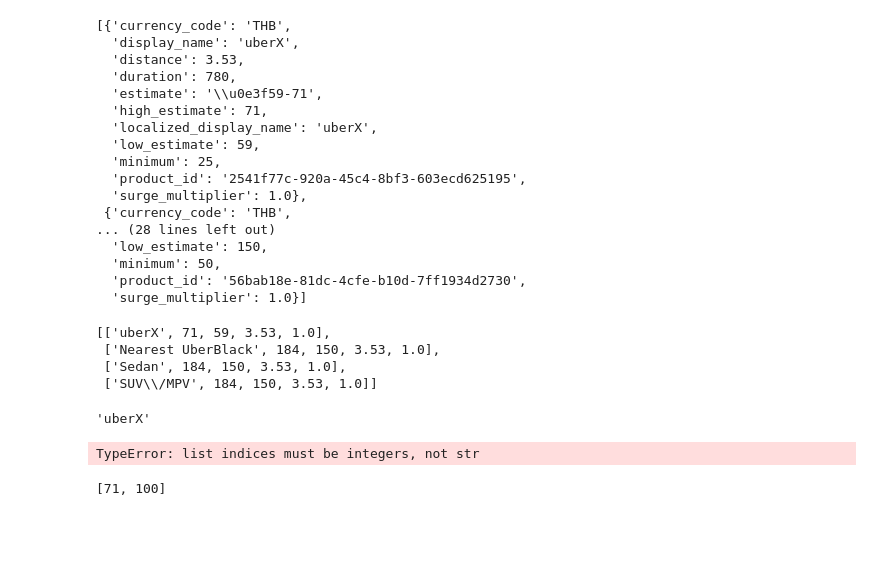
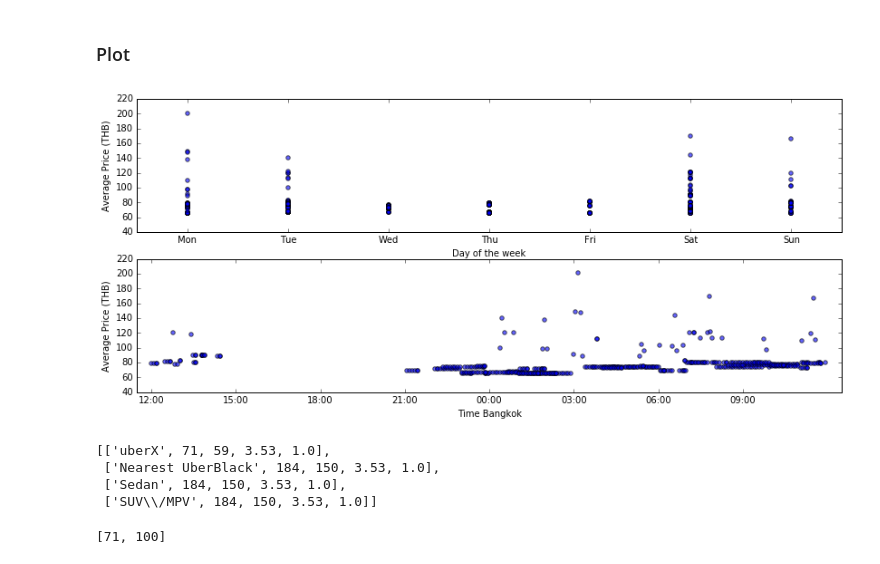
Before and after one commit to leogulus/Datavisualization, a Jupyter notebook: uber_project/Uber Bangkok Pricing.ipynb, the cells around one changed output. Cells and saved outputs as stored; diff of their text form; code cells hidden in the pictures; blank space fills up the shorter version.

```diff
--- a/uber_project/Uber Bangkok Pricing.ipynb
+++ b/uber_project/Uber Bangkok Pricing.ipynb
@@ -146,23 +191,48 @@ plt.plot(a1.uberx_surge)
-# %%
-instance
-# %% [output]
-[{'currency_code': 'THB',
-  'display_name': 'uberX',
-  'distance': 3.53,
-  'duration': 780,
-  'estimate': '\\u0e3f59-71',
-  'high_estimate': 71,
-  'localized_display_name': 'uberX',
-  'low_estimate': 59,
-  'minimum': 25,
-  'product_id': '2541f77c-920a-45c4-8bf3-603ecd625195',
-  'surge_multiplier': 1.0},
- {'currency_code': 'THB',
-... (28 lines left out)
-  'low_estimate': 150,
-  'minimum': 50,
-  'product_id': '56bab18e-81dc-4cfe-b10d-7ff1934d2730',
-  'surge_multiplier': 1.0}]
+# %% [markdown]
+### Plot
+# %%
+columns = ['day','time','surge','price']
+index=range(0,len(l1))
+df= pd.DataFrame(index=index, columns=columns)
+
+df['day']=[x['uberx']['time'].weekday() for x in l1]
+df['time']=[x['uberx']['time'].time().hour+x['uberx']['time'].time().minute/60.+x['uberx']['time'].time().second/3600. for x in l1]
+df['surge']=lu1.uberx_surge
+df['price']=(np.array(lu1.uberx_high)+np.array(lu1.uberx_low))/2.
+
+
+mpld3.enable_notebook()
+#mpld3.disable_notebook()
+
+
+fig, ax = plt.subplots(2, 1, figsize=(12,6))
+fig.subplots_adjust(left=0.05, right=0.95, bottom=0.2, top=0.95)#,hspace=0.1, wspace=0.1)
+#fig.autofmt_xdate()
+
+x_num=[0,1,2,3,4,5,6,7]
+x_label=["Mon","Tue","Wed","Thu","Fri","Sat","Sun"]
+point=ax[0].scatter(df.day, df.price, marker='o', alpha=0.6)
+ax[0].set_xticks(x_num)
+ax[0].set_xticklabels(x_label)
+ax[0].set_ylabel('Average Price (THB)')
+ax[0].set_xlabel('Day of the week')
+ax[0].axis([-0.5,6.5,40,220])
+
+
+
+x2_num=[0,3,6,9,12,15,18,21]
+x2_label=["12:00","15:00","18:00","21:00","00:00","03:00","06:00","09:00"]
+
+point=ax[1].scatter(df.time, df.price, marker='o',alpha=0.6)
+ax[1].axis([-0.5,24.5,40,220])
+ax[1].set_xticks(x2_num)
+ax[1].set_xticklabels(x2_label)
+ax[1].set_ylabel('Average Price (THB)')
+ax[1].set_xlabel('Time Bangkok')
+#plt.tight_layout()
+plugins.connect(fig, plugins.LinkedBrush(point))
+# %% [output]
+[figure, added]
 # %%
 list=[[x['display_name'], x['high_estimate'], x['low_estimate'], x['distance'], x['surge_multiplier']] for x in instance]
 # %%
@@ -172,12 +242,4 @@ list
  ['Nearest UberBlack', 184, 150, 3.53, 1.0],
  ['Sedan', 184, 150, 3.53, 1.0],
  ['SUV\\/MPV', 184, 150, 3.53, 1.0]]
-# %%
-list[0][0]
-# %% [output]
-'uberX'
-# %%
-[[y,instance['display_name'][0]] for y in [x['display_name'] for x in instance]]
-# %% [output]
-TypeError: list indices must be integers, not str
 # %%
```
Also changed, not shown: parts of 15 cells of this notebook, 6 other files.
